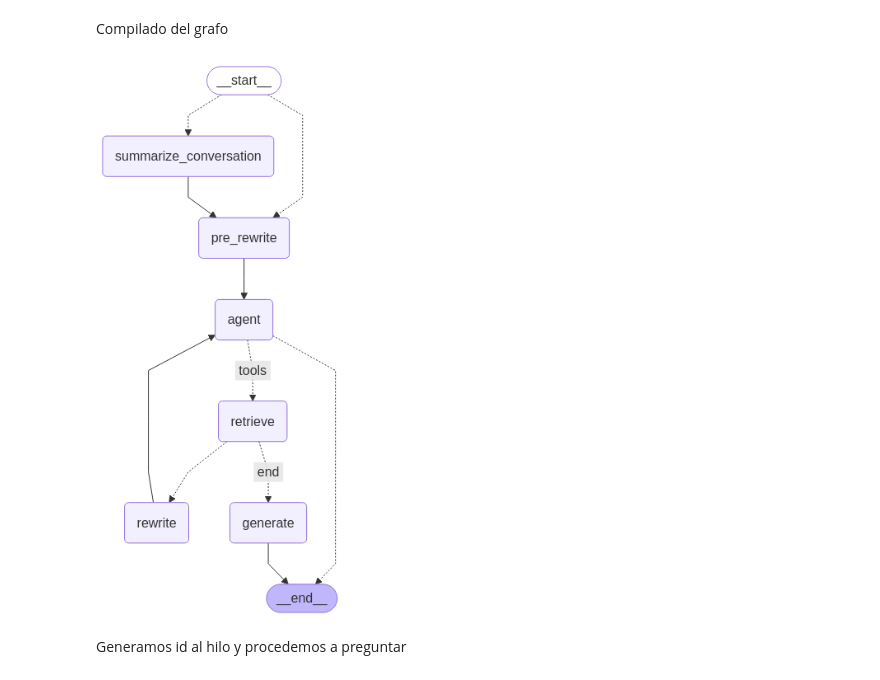
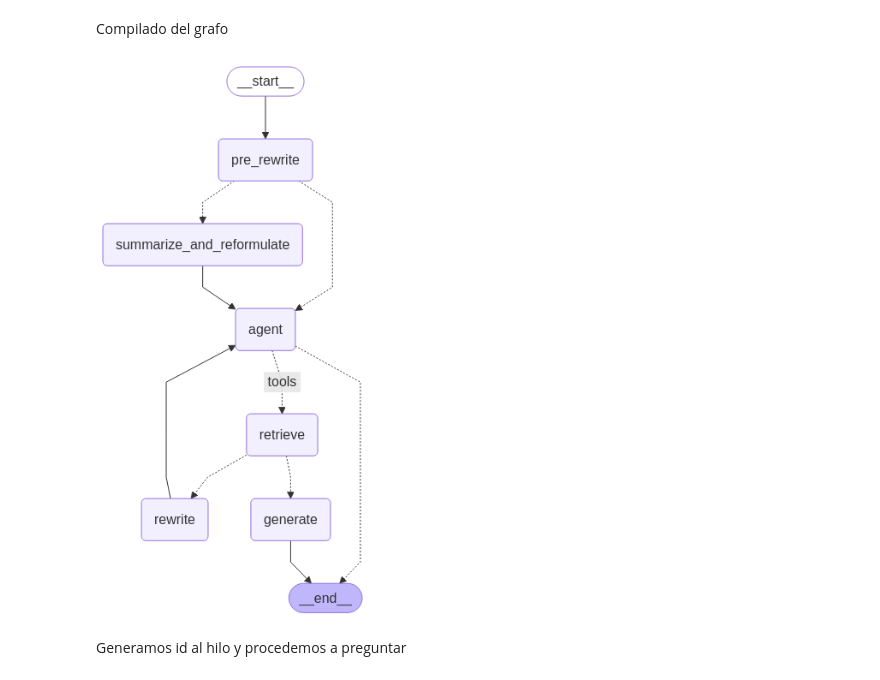
Before and after one commit to CesarKnight/Asistente-Legal-API, a Jupyter notebook: App/Agente definitivo.ipynb, the cells around one changed output. Cells and saved outputs as stored; diff of their text form; code cells hidden in the pictures.

Commit message:
añadir reformulacion en base a resumen

```diff
--- a/App/Agente definitivo.ipynb
+++ b/App/Agente definitivo.ipynb
@@ -32,20 +24,10 @@ import os
 
 load_dotenv()
 
-embeddings = OpenAIEmbeddings(
-    model="text-embedding-ada-002",
-)
-
-openai_api_key = os.getenv("DEEPSEEK_API_KEY")
-openai_base_url = os.getenv("DEEPSEEK_API_URL")
+embeddings_model = os.getenv("EMBEDDINGS_MODEL")
 openai_model = os.getenv("LLM_MODEL")
 
+embeddings = OpenAIEmbeddings(model=embeddings_model)
+
 # Crear una instancia del modelo ChatOpenAI
-llm = ChatOpenAI(
-    # base_url=openai_base_url,
-    # api_key=openai_api_key,
-    model= openai_model,
-    temperature=0.5,
-
-)
-print(llm)
+llm = ChatOpenAI(model= openai_model, temperature=0.7)
@@ -407,69 +370,58 @@ Compilado del grafo
 from langgraph.graph import END, StateGraph, START
 from langgraph.prebuilt import ToolNode
 
-# Define a new graph
 workflow = StateGraph(AgentState)
 
-# Define the nodes we will cycle between
-workflow.add_node("summarize_conversation", summarize_conversation)
+# Hacemos un nodo a la herramienta de recuperacion de documentos
+retrieve = ToolNode([recuperarDocs])
+
 workflow.add_node("pre_rewrite", pre_rewrite)
+workflow.add_node("summarize_and_reformulate", summarize_and_reformulate)
 workflow.add_node("agent", agent)
-retrieve = ToolNode([recuperarDocs])
 workflow.add_node("retrieve", retrieve)
 workflow.add_node("rewrite", rewrite)
-workflow.add_node(
-    "generate", generate
-)  # Generating a response after we know the documents are relevant
-# Call agent node to decide to retrieve or not
+workflow.add_node("generate", generate)
+
+# Añadimos las aristas a los nodos del grafo
+workflow.add_edge(START, "pre_rewrite")
 workflow.add_conditional_edges(
-    START,
-    summarize_or_prewrite,
+    "pre_rewrite",
+    summarize_or_agent, # summarize_or_agent es un decorator que añade la logica de si se necesita resumir o no
     {
-        "summarize_conversation": "summarize_conversation",
-        "pre_rewrite": "pre_rewrite"
-    }
+        "summarize_and_reformulate": "summarize_and_reformulate",
+        "agent": "agent",
+    },
 )
-
-workflow.add_edge("summarize_conversation", "pre_rewrite")
-workflow.add_edge("pre_rewrite", "agent")
-
-# Decide whether to retrieve
+workflow.add_edge("summarize_and_reformulate", "agent")
 workflow.add_conditional_edges(
     "agent",
-    # Assess agent decision
-    tools_condition,
+    tools_condition, # tools_condition es un decorator que añade la logica de si se necesita usar la herramienta o no
     {
-        # Translate the condition outputs to nodes in our graph
         "tools": "retrieve",
         END: END,
     },
 )
-
-# Edges taken after the `action` node is called.
 workflow.add_conditional_edges(
     "retrieve",
-    grade_documents,
+    grade_documents, # grade_documents es un decorator que añade la logica de si se necesita reescribir o no
     {
         "generate": "generate",
         "rewrite": "rewrite",
-        "end": "generate"  # If we hit the limit, go to generate anyway
     }
 )
 workflow.add_edge("generate", END)
 workflow.add_edge("rewrite", "agent")
 
-# Compile
 graph = workflow.compile(checkpointer=memory)
 
+# Creamos una imagen del grafo (OPCIONAL)
 from IPython.display import Image, display
-
 try:
     display(Image(graph.get_graph(xray=True).draw_mermaid_png()))
 except Exception:
-    # This requires some extra dependencies and is optional
     pass
 # %% [output]
-[figure, old version]
+[figure, new version]
 # %% [markdown]
 Generamos id al hilo y procedemos a preguntar
 # %%
```
Also changed, not shown: parts of 8 cells of this notebook, 3 other files.
